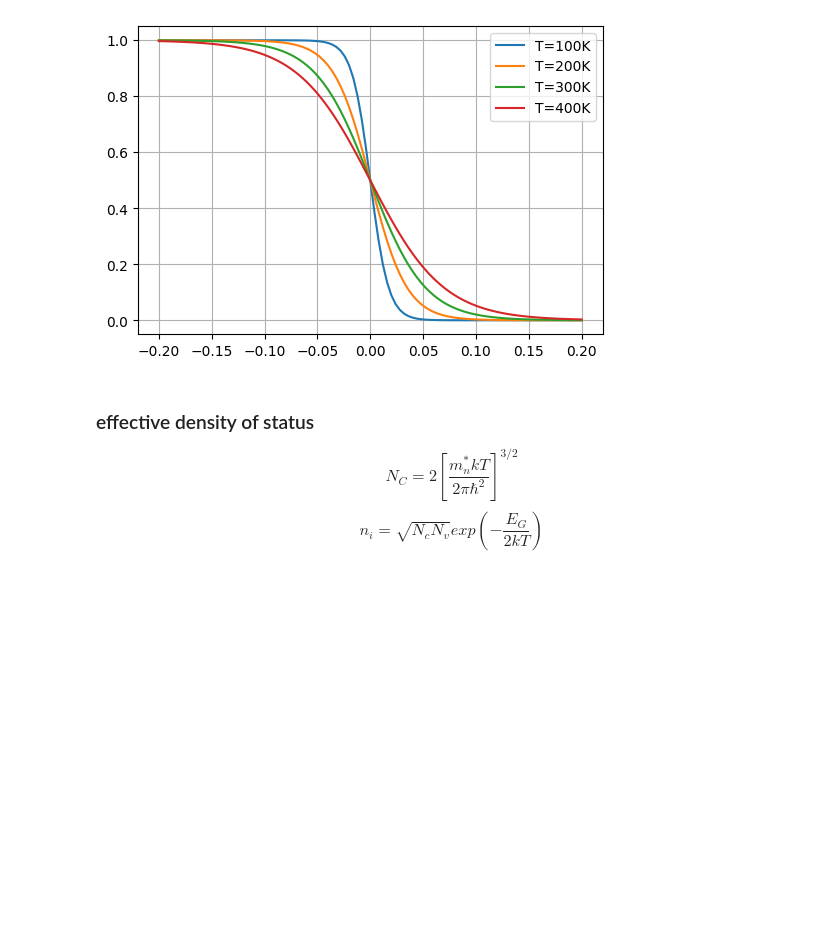
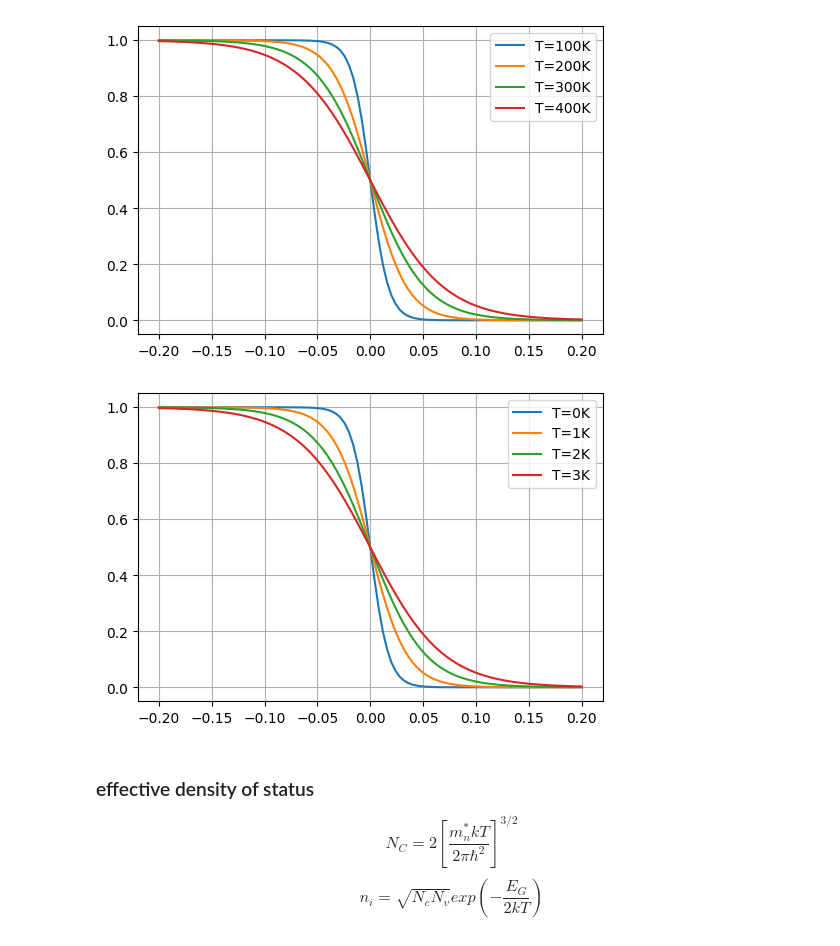
Before and after one commit to Shinchul-Park/Physics_Pierret, a Jupyter notebook: 02. Carrier Modeling.ipynb, the cells around one changed output. Cells and saved outputs as stored; diff of their text form; code cells hidden in the pictures; blank space fills up the shorter version.

```diff
--- a/02. Carrier Modeling.ipynb
+++ b/02. Carrier Modeling.ipynb
@@ -112,6 +112,21 @@ plt.grid(), plt.legend()
 plt.show()
 # %% [output]
 [figure]
+# %%
+import numpy as np, matplotlib.pyplot as plt
+from constant import q,m0,e0,hbar,mn,e_si,k,kB
+
+Temp=[100,200,300,400]
+DelE = np.linspace(-0.2, 0.2, 101)
+
+plt.figure(figsize=(6,4))
+for i in range(len(Temp)):
+    fermiE= 1/(1+np.exp(DelE/(k*Temp[i])))
+    plt.plot(DelE,fermiE,label=f'T={i}K')
+plt.grid(), plt.legend()
+plt.show()
+# %% [output]
+[figure, added]
 # %% [markdown]
 ### effective density of status
 $$N_C=2\left[\frac{m_n^*kT}{2\pi\hbar ^2}\right]^{3/2}$$
```
Also changed, not shown: parts of 3 cells of this notebook.
